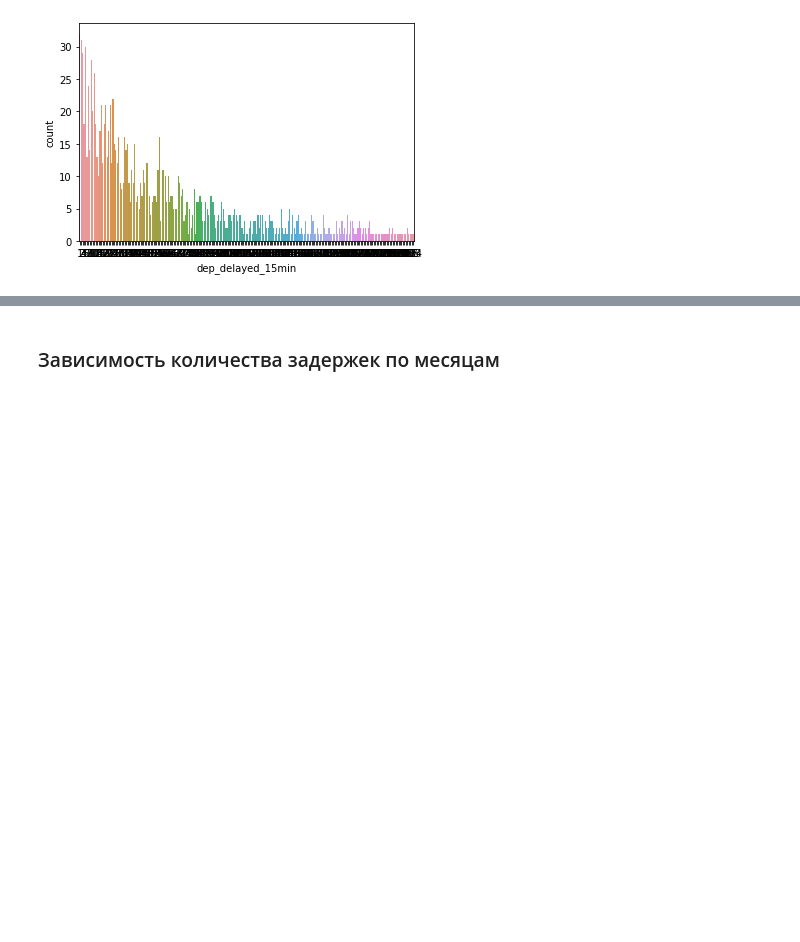
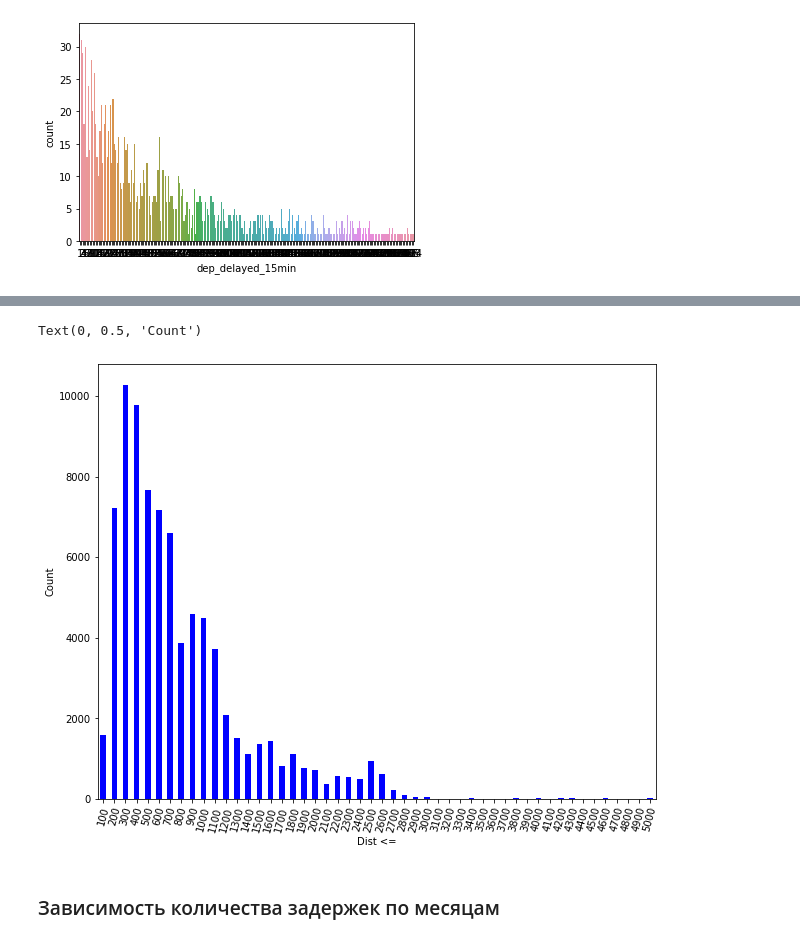
Before and after one commit to Brovina33ka/Advanced_python_hwork, a Jupyter notebook: labs/lab18/Lab18_OOP.ipynb, the cells around one changed output, grey strips where cells are left out. Drawn from its saved outputs; the diff is of its cells as text; code cells hidden in the pictures; blank space fills up the shorter version.

```diff
--- a/labs/lab18/Lab18_OOP.ipynb
+++ b/labs/lab18/Lab18_OOP.ipynb
@@ -6,7 +6,7 @@ import csv
 import matplotlib as mpl
 import matplotlib.pyplot as plt  # some imports to set up plotting
 # %%
-path_to_file = '/Users/Ksenia/Desktop/flight_delays.csv'
+path_to_file = '/Users/Ksenia/Desktop/cmder/flight_delays.csv'
 df = pd.read_csv(path_to_file,sep=',' )
 f = df[(df['dep_delayed_15min'] == 'N')]
 f
@@ -40,0 +47,7 @@ sns.countplot(f.groupby('Distance')['dep_delayed_15min'].count())
+# %%
+Dist = [i for i in range(0, 5100, 100)]
+Numbers = []
+for i in range(len(Dist)-1):
+    a = f[(f['Distance'] >= Dist[i])&(f['Distance'] <= Dist[i+1])]['dep_delayed_15min'].count()
+    Numbers.append(a)
+c = pd.DataFrame({'Count': Numbers}, index =Dist[1::])
@@ -41,3 +61,12 @@ sns.countplot(f.groupby('Distance')['dep_delayed_15min'].count())
+# %%
+plt.figure(figsize=(10,8))
+G = c['Count'].plot(kind='bar', rot=75, color='blue')
+G.set_xlabel("Dist <=")
+G.set_ylabel("Count")
+#plt.ylim([19000, 21000])
+# %% [output]
+Text(0, 0.5, 'Count')
+[figure, added]
 # %% [markdown]
 ### Зависимость количества задержек по месяцам
 # %%
```
Also changed, not shown: parts of 3 cells of this notebook.
